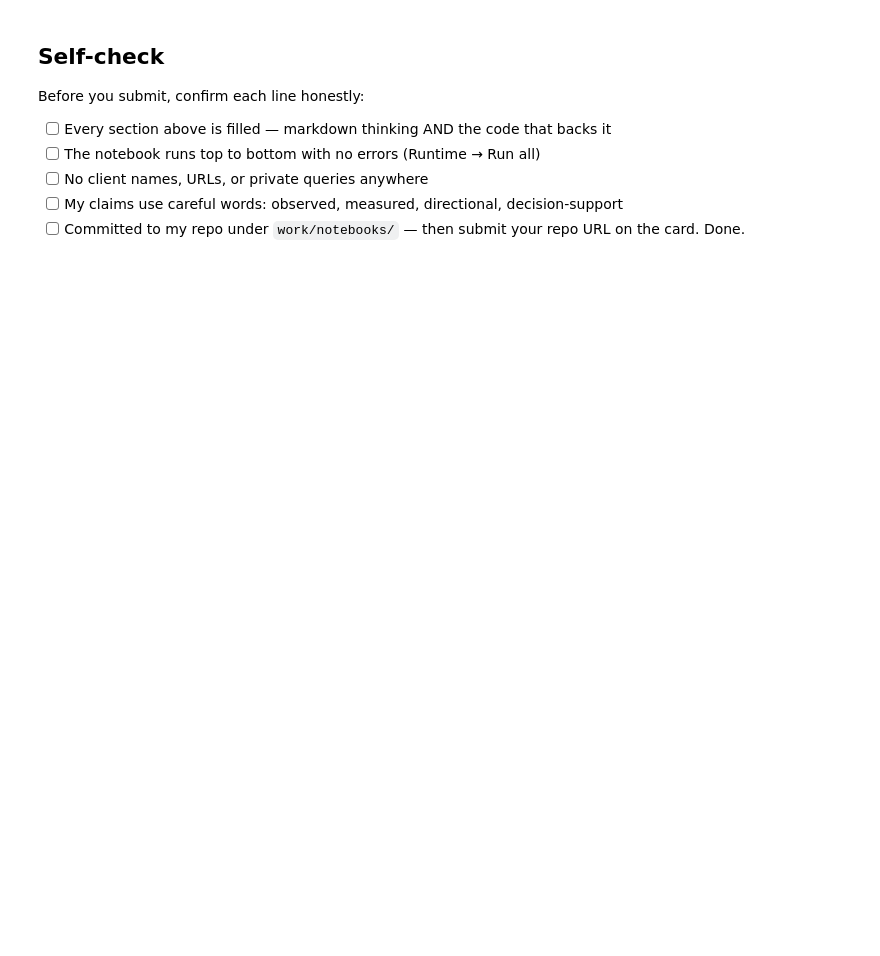
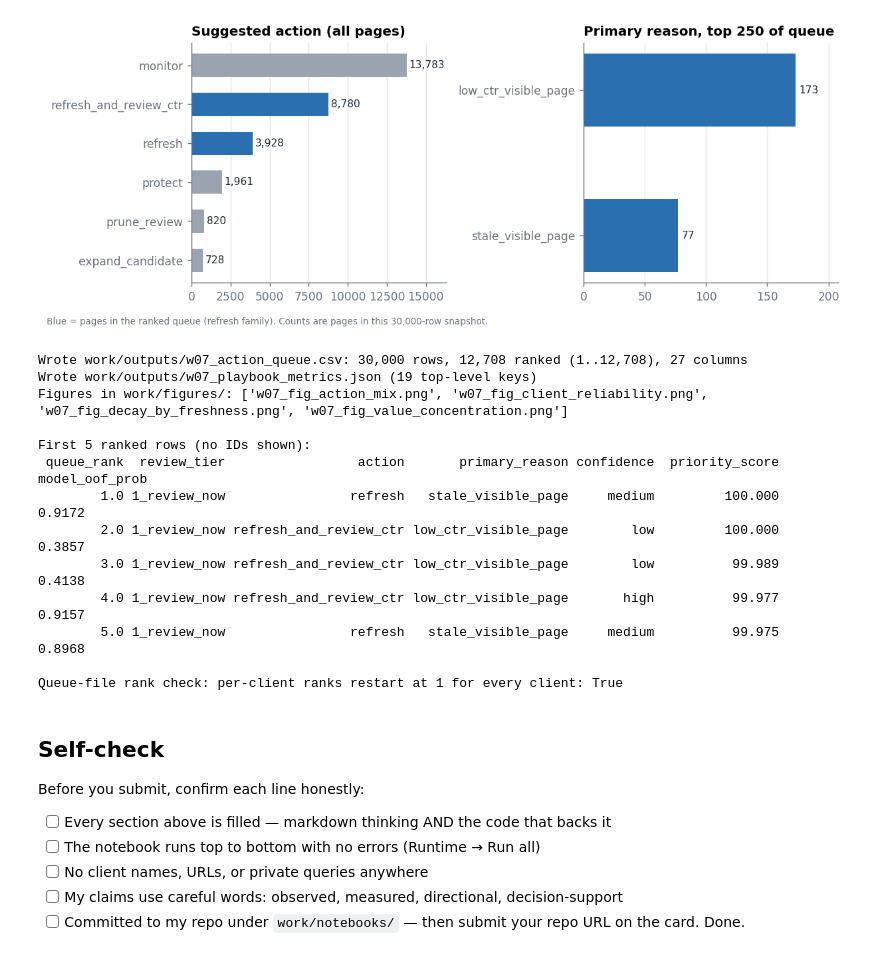
Before and after one commit to RamyaMuthumariappan/FlyRankAI, a Jupyter notebook: work/notebooks/w07_action_playbook.ipynb, the cells around one changed output. Drawn from its saved outputs; the diff is of its cells as text; code cells hidden in the pictures; blank space fills up the shorter version.

```diff
--- a/work/notebooks/w07_action_playbook.ipynb
+++ b/work/notebooks/w07_action_playbook.ipynb
@@ -44,3 +830,81 @@ This skeleton is yours to fill. Work the sections **in order** — each one has
+# %%
+# This cell is for CODE (numbers, a query, a check).
+# Write your text answer in the cell ABOVE this one — typing sentences here breaks Run All.
+# also an overall action-mix + reason-code figure (the paper's "what the queue looks like" chart)
+fig, axs = plt.subplots(1, 2, figsize=(9.4, 3.5), gridspec_kw={"width_ratios": [1, 1]})
+am = df["action"].value_counts().sort_values()
+axs[0].barh(am.index, am.values, color=[C_MAIN if a in ACTIONABLE else C_ALT for a in am.index], height=0.6)
+for i, v in enumerate(am.values): axs[0].text(v + 150, i, f"{v:,}", va="center", fontsize=8.5, color=INK)
+axs[0].set_title("Suggested action (all pages)"); axs[0].set_xlim(0, am.max() * 1.18); axs[0].grid(axis="y", visible=False)
+t12 = df[df["queue_rank"] <= TIER2]["primary_reason"].value_counts().sort_values()
+axs[1].barh(t12.index, t12.values, color=C_MAIN, height=0.5)
+for i, v in enumerate(t12.values): axs[1].text(v + 3, i, f"{v}", va="center", fontsize=8.5, color=INK)
+axs[1].set_title(f"Primary reason, top {TIER2} of queue"); axs[1].set_xlim(0, t12.max() * 1.2); axs[1].grid(axis="y", visible=False)
+fig.text(0.01, -0.03, "Blue = pages in the ranked queue (refresh family). Counts are pages in this 30,000-row snapshot.", fontsize=7.5, color=MUTED)
+fig.tight_layout(); fig.savefig(f"{FIG_DIR}/w07_fig_action_mix.png", bbox_inches="tight"); plt.show()
+
+# ---------------- the queue file ----------------
+df["context_decline_proxy"] = df["is_declining_label"]          # CONTEXT for later evaluation only - never a scoring input
+df["proxy_high_label"] = df["y_high"]                           # evaluation only
+vis_w4 = visible.astype(int)
+df["w4_baseline_score"] = (0.6 * ((pos_ok) & (pos <= 20) & (df["ctr"] < 0.35)).astype(int) * vis_w4 * np.log1p(df["impressions_last_30d"])
+                           + 0.4 * (df["days_since_last_update"] >= 90).astype(int) * vis_w4 * np.log1p(df["impressions_last_30d"])).round(3)
+cols = ["queue_rank", "review_tier", "client_queue_rank", "client_balanced_rank", "content_id", "client_id", "action", "page_type", "primary_reason", "reason_codes", "reason_text",
+        "confidence", "review_flags", "needs_extra_check", "priority_score", "model_oof_prob", "w4_baseline_score",
+        "avg_position", "ctr", "impressions_last_30d", "impressions_90d", "days_since_last_update", "content_type",
+        "click_gap_90d", "effort_hours_assumed", "context_decline_proxy", "proxy_high_label"]
+queue = df.sort_values(["queue_rank", "impressions_last_30d"], ascending=[True, False], na_position="last")[cols].reset_index(drop=True)
+for c_ in ["queue_rank", "client_queue_rank", "client_balanced_rank"]: queue[c_] = queue[c_].astype("Int64")
+QUEUE_PATH = f"{OUT_DIR}/w07_action_queue.csv"
+queue.to_csv(QUEUE_PATH, index=False)
+
+RECEIPTS["exports"] = {"queue_csv": QUEUE_PATH, "queue_rows": int(len(queue)), "ranked_rows": int(queue["queue_rank"].notna().sum()),
+                       "tier1": TIER1, "tier2": TIER2, "figures": sorted(os.listdir(FIG_DIR))}
+RECEIPTS["queue_columns"] = cols
+def clean(o):
+    """Strict JSON for the paper: numpy -> python, NaN/inf -> null."""
+    if isinstance(o, dict): return {str(k): clean(v) for k, v in o.items()}
+    if isinstance(o, (list, tuple)): return [clean(v) for v in o]
+    if hasattr(o, "item"): o = o.item()
+    if isinstance(o, float) and not np.isfinite(o): return None
+    return o
+with open(f"{OUT_DIR}/w07_playbook_metrics.json", "w") as f:
+    json.dump(clean(RECEIPTS), f, indent=2, allow_nan=False)
+
+# ---------------- verify what was written ----------------
+chk = pd.read_csv(QUEUE_PATH)
+r = chk["queue_rank"].dropna()
+assert len(chk) == len(df) == 30000
+assert r.is_unique and r.min() == 1 and r.max() == len(r) == int(act.sum()), "queue ranks are not 1..N"
+assert chk["content_id"].is_unique
+assert chk["client_balanced_rank"].dropna().is_unique and chk["client_balanced_rank"].notna().sum() == len(r)
+assert not chk["reason_text"].str.contains("http|www\\.", regex=True).any(), "URL-like text in the queue"
+assert set(chk["action"].dropna().unique()) <= set(ACTION_OF.values())
+assert chk.loc[chk["queue_rank"].notna(), "action"].isin(ACTIONABLE).all()
+loaded = json.load(open(f"{OUT_DIR}/w07_playbook_metrics.json"))
+for k in ["model_check", "archetype_action_map", "decay_insight", "cost_value", "limits", "no_go_list", "monitoring_triggers", "exports"]:
+    assert k in loaded, f"missing receipts key {k}"
+print(f"Wrote {QUEUE_PATH}: {len(chk):,} rows, {len(r):,} ranked (1..{int(r.max()):,}), {chk.shape[1]} columns")
+print(f"Wrote {OUT_DIR}/w07_playbook_metrics.json ({len(loaded)} top-level keys)")
+print("Figures in work/figures/:", [f for f in sorted(os.listdir(FIG_DIR)) if f.startswith("w07_")])
+print("\nFirst 5 ranked rows (no IDs shown):")
+print(chk.head(5)[["queue_rank", "review_tier", "action", "primary_reason", "confidence", "priority_score", "model_oof_prob"]].to_string(index=False))
+print("\nQueue-file rank check: per-client ranks restart at 1 for every client:", bool(chk.groupby("client_id")["client_queue_rank"].min().dropna().eq(1).all()))
+# %% [output]
+[figure, added]
+Wrote work/outputs/w07_action_queue.csv: 30,000 rows, 12,708 ranked (1..12,708), 27 columns
+Wrote work/outputs/w07_playbook_metrics.json (19 top-level keys)
+Figures in work/figures/: ['w07_fig_action_mix.png', 'w07_fig_client_reliability.png', 'w07_fig_decay_by_freshness.png', 'w07_fig_value_concentration.png']
+
+First 5 ranked rows (no IDs shown):
+ queue_rank  review_tier                 action       primary_reason confidence  priority_score  model_oof_prob
+        1.0 1_review_now                refresh   stale_visible_page     medium         100.000          0.9172
+        2.0 1_review_now refresh_and_review_ctr low_ctr_visible_page        low         100.000          0.3857
+        3.0 1_review_now refresh_and_review_ctr low_ctr_visible_page        low          99.989          0.4138
+        4.0 1_review_now refresh_and_review_ctr low_ctr_visible_page       high          99.977          0.9157
+        5.0 1_review_now                refresh   stale_visible_page     medium          99.975          0.8968
+
+Queue-file rank check: per-client ranks restart at 1 for every client: True
 # %% [markdown]
 ## Self-check
 
```
Also changed, not shown: parts of 34 cells of this notebook.
